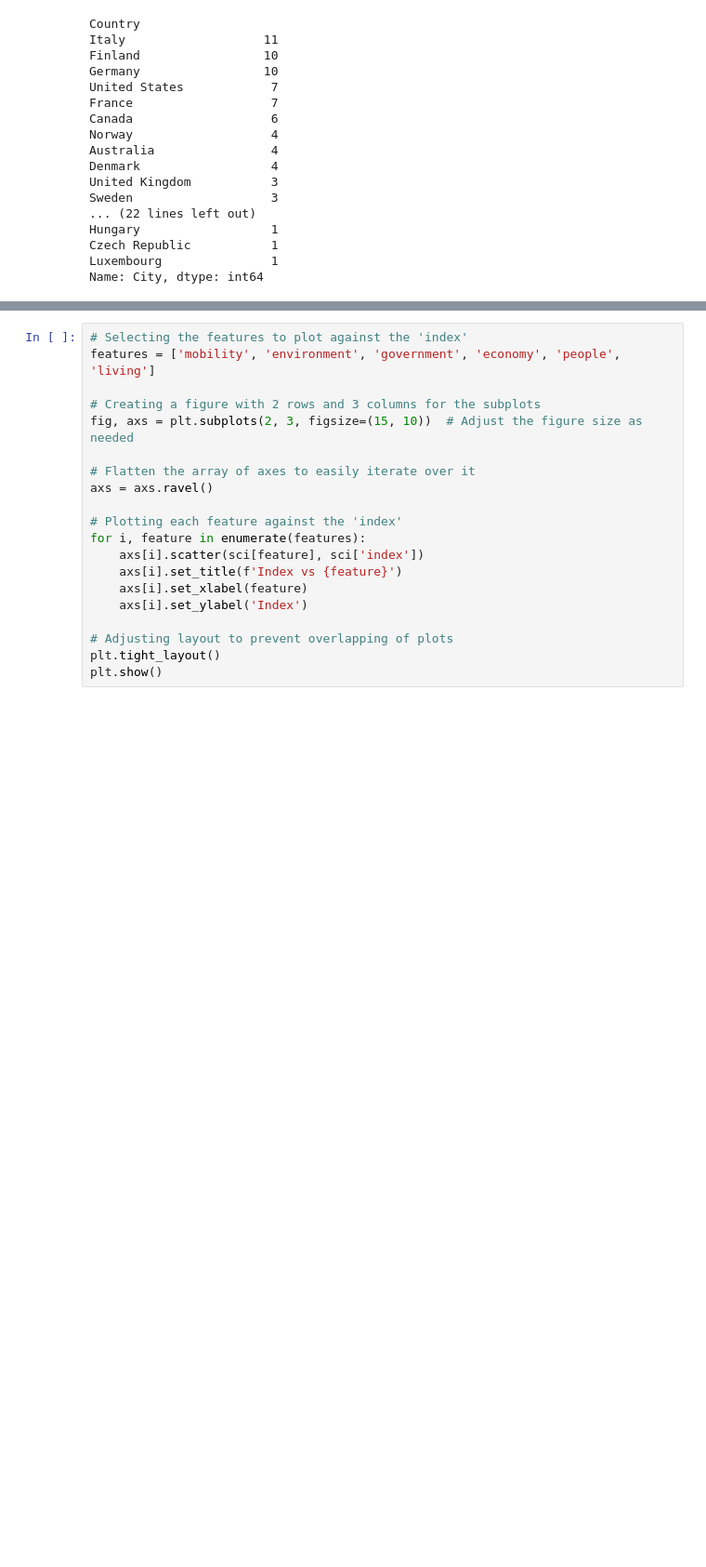
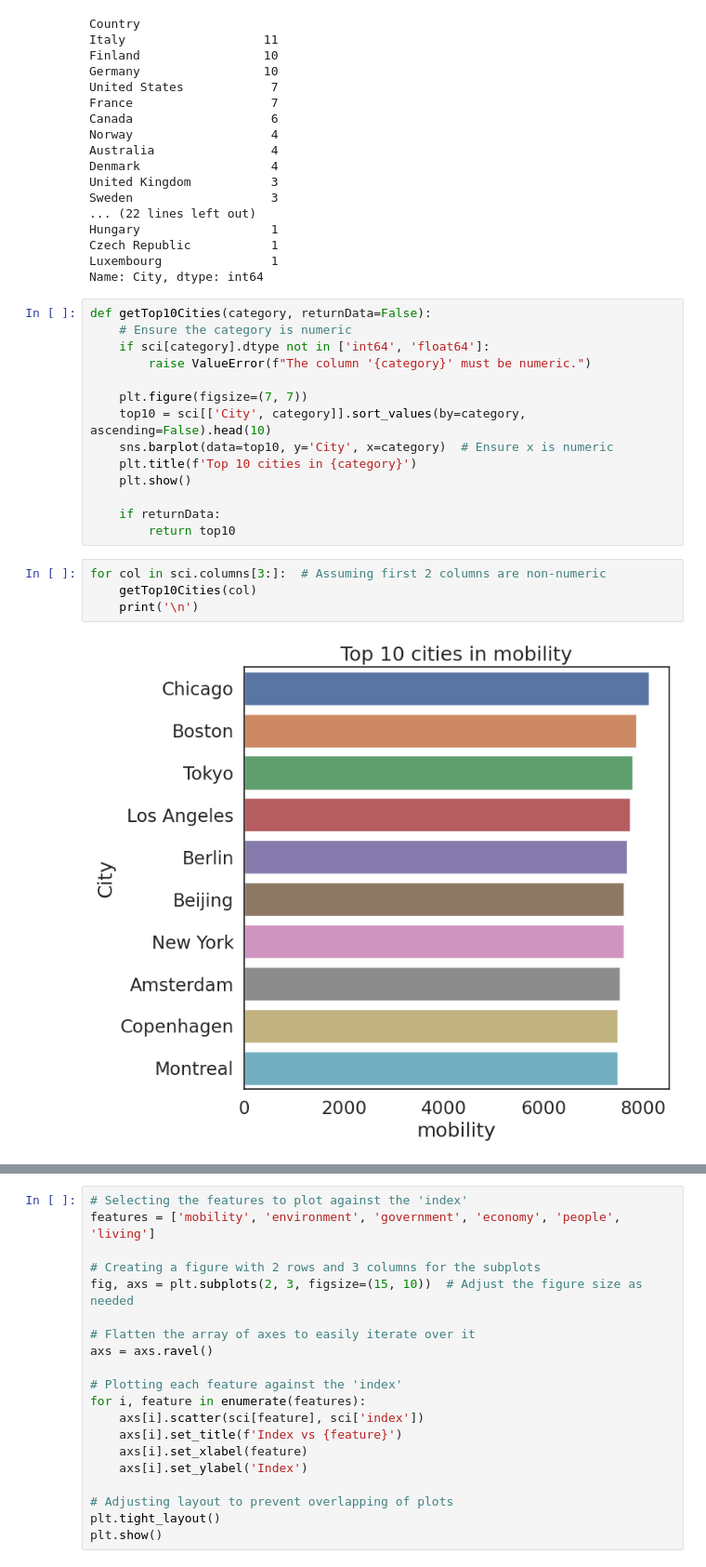
Before and after one commit to HumphreyHZ/CASA0006, a Jupyter notebook: DSSS.ipynb, the cells around one changed output, grey strips where cells are left out. Shown at 93% size. Drawn from its saved outputs; the diff is of its cells as text; blank space fills up the shorter version.

```diff
--- a/DSSS.ipynb
+++ b/DSSS.ipynb
@@ -183,3 +185,23 @@ Hungary                  1
 Czech Republic           1
 Luxembourg               1
 Name: City, dtype: int64
+# %%
+def getTop10Cities(category, returnData=False):
+    # Ensure the category is numeric
+    if sci[category].dtype not in ['int64', 'float64']:
+        raise ValueError(f"The column '{category}' must be numeric.")
+
+    plt.figure(figsize=(7, 7))
+    top10 = sci[['City', category]].sort_values(by=category, ascending=False).head(10)
+    sns.barplot(data=top10, y='City', x=category)  # Ensure x is numeric
+    plt.title(f'Top 10 cities in {category}')
+    plt.show()
+
+    if returnData:
+        return top10
+# %%
+for col in sci.columns[3:]:  # Assuming first 2 columns are non-numeric
+    getTop10Cities(col)
+    print('\n')
+# %% [output]
+[figure, added]
```
Also changed, not shown: parts of 36 cells of this notebook.
